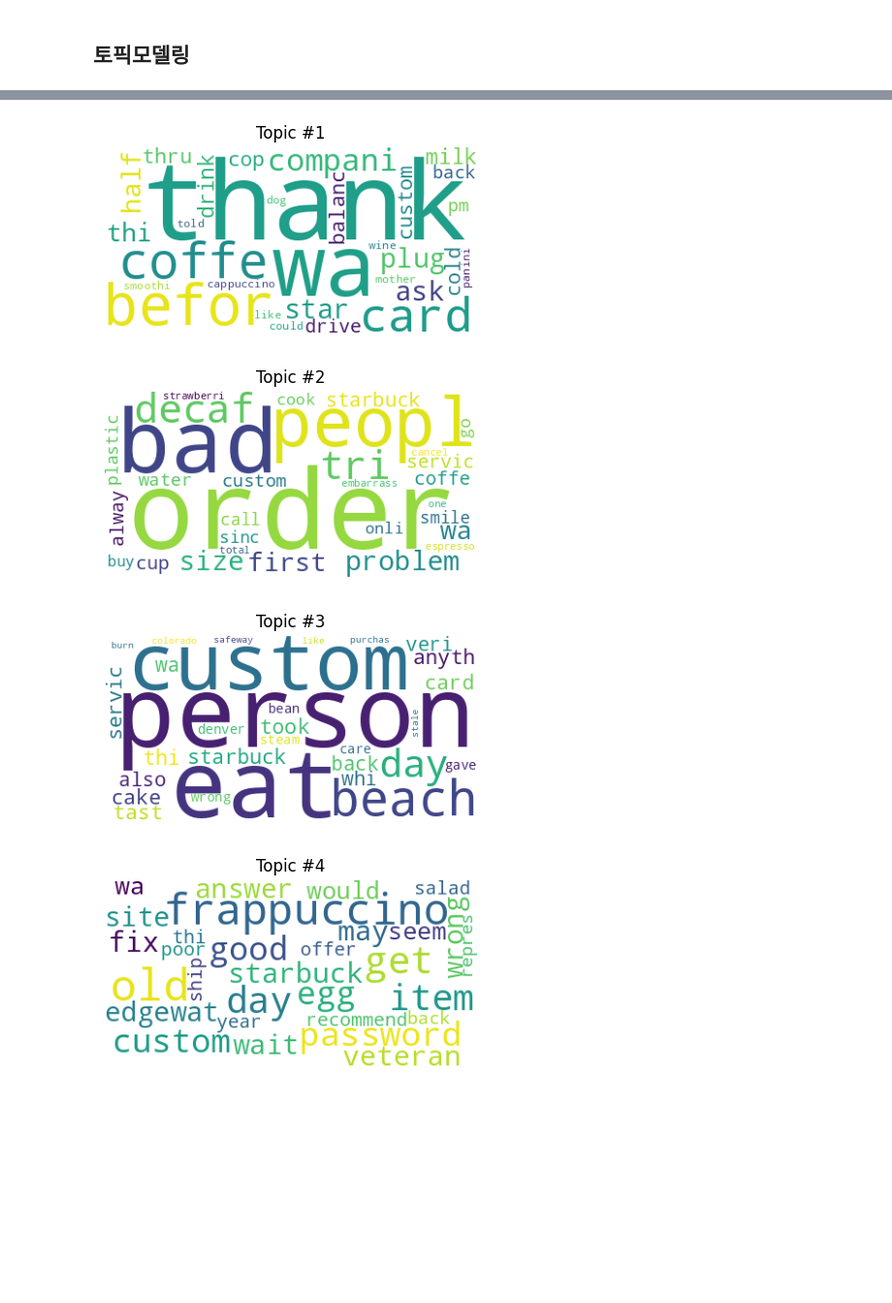
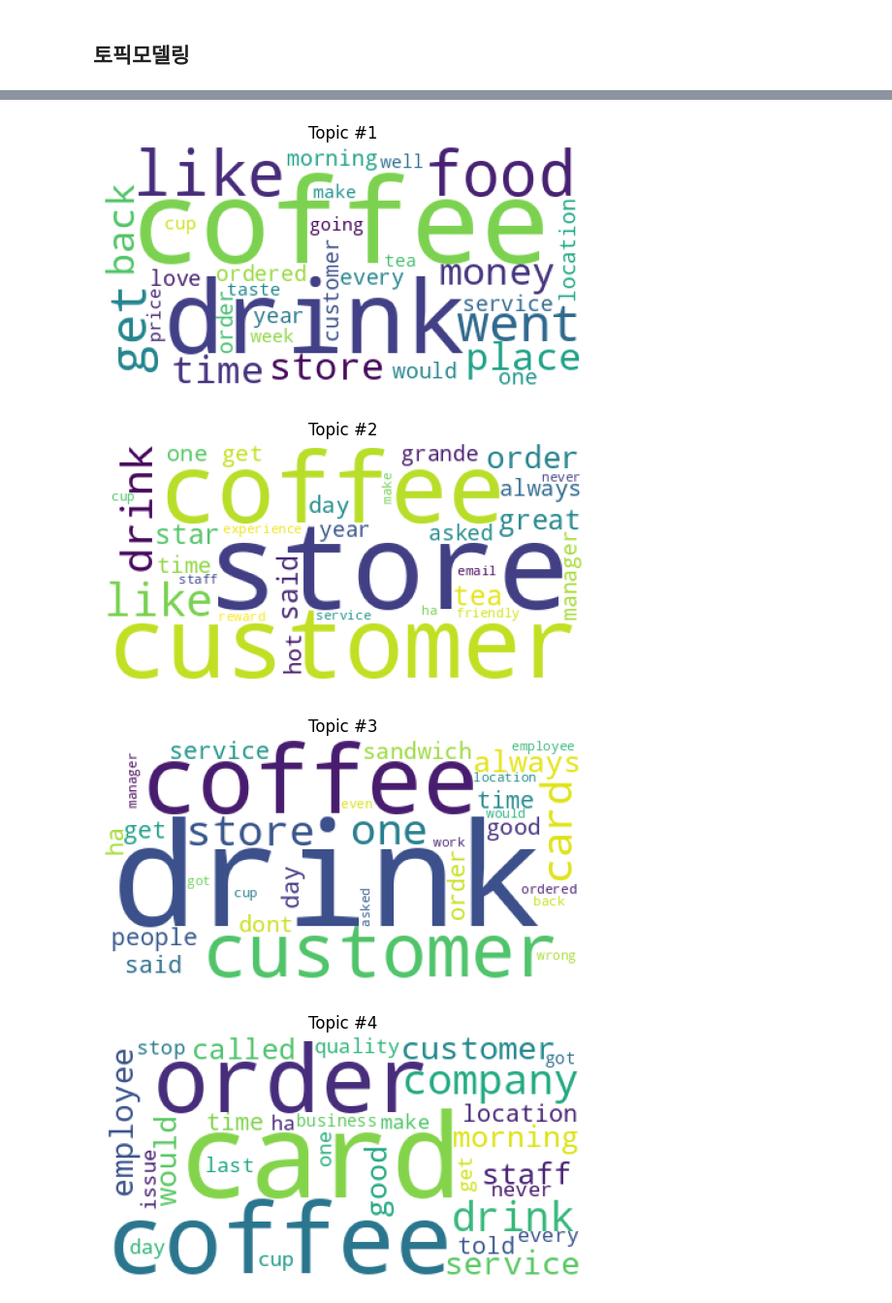
Before and after one commit to rich-hyun/Kuggle_9th_team_SAMTARBUCKS, a Jupyter notebook: Tang_NLP_kuggle.ipynb, the cells around one changed output, grey strips where cells are left out. Shown at 97% size. Cells and saved outputs as stored; diff of their text form; code cells hidden in the pictures; blank space fills up the shorter version.

```diff
--- a/Tang_NLP_kuggle.ipynb
+++ b/Tang_NLP_kuggle.ipynb
@@ -96 +124,4 @@ df
+# %%
+# 'Review' 컬럼에서 'No Review Text'라는 값을 가진 행을 제거합니다.
+df = df.loc[df['Review'] != 'No Review Text']
 # %%
@@ -364,21 +411,0 @@ WARNING:gensim.models.ldamodel:too few updates, training might not converge; con
-# %%
-from gensim.models import CoherenceModel
-
-# 토픽 수에 따른 Perplexity와 Coherence를 저장할 리스트
-perplexity_values = []
-coherence_values = []
-
-# 토픽 수를 1부터 30까지 바꿔가며 모델을 학습하고, Perplexity와 Coherence를 계산
-for num_topics in range(1, 31):
-    lda_model = models.LdaModel(corpus_tfidf, num_topics=num_topics, id2word=dictionary, passes=20, iterations=400)
-    perplexity_values.append(lda_model.log_perplexity(corpus_tfidf))  # Perplexity 저장
-
-    # Coherence 계산
-    coherence_model = CoherenceModel(model=lda_model, texts=df['tokens'], dictionary=dictionary, coherence='c_v')
-    coherence_values.append(coherence_model.get_coherence())  # Coherence 저장
-
-# 결과 출력
-for num_topics, perplexity, coherence in zip(range(1, 31), perplexity_values, coherence_values):
-    print(f"Number of Topics: {num_topics}, Perplexity: {perplexity}, Coherence: {coherence}")
-
-#최적 토픽수 14..
@@ -410,0 +454,9 @@ The optimal number of topics is 27
+# %%
+import numpy as np
+
+# 최고 일관성 점수를 가진 인덱스 찾기
+max_coherence_idx = np.argmax(coherence_score_list)
+
+# 최고 일관성 점수와 해당 주제 수 출력
+print(f'최고 일관성 점수: {coherence_score_list[max_coherence_idx]}')
+print(f'해당 주제 수: {num_topics_list[max_coherence_idx]}')
@@ -412,9 +467,13 @@ The optimal number of topics is 27
 from wordcloud import WordCloud
 import matplotlib.pyplot as plt
 
-# 각 토픽에 대한 워드클라우드 생성
-for i, topic in enumerate(topics):
-    plt.figure(figsize=(5,5))
+# 가장 일관성 점수가 높은 주제 수를 선택하여 LDA 모델 생성
+optimal_num_topics = num_topics_list[max_coherence_idx]# 이 값을 적절한 주제 수로 변경하세요.
+lda_model = models.LdaModel(corpus_tfidf, num_topics=optimal_num_topics, id2word=dictionary, chunksize=2000, passes=1)
+
+# 각 주제에 대해 워드 클라우드 생성
+for i in range(optimal_num_topics):
+    plt.figure()
     plt.imshow(WordCloud(background_color='white').fit_words(dict(lda_model.show_topic(i, 30))))
     plt.axis("off")
     plt.title("Topic #" + str(i+1))
@@ -423,4 +483,4 @@ for i, topic in enumerate(topics):
-[figure, old version]
+[figure, new version]
-[figure, old version]
+[figure, new version]
-[figure, old version]
+[figure, new version]
-[figure, old version]
+[figure, new version]
```
Also changed, not shown: parts of 42 cells of this notebook.
